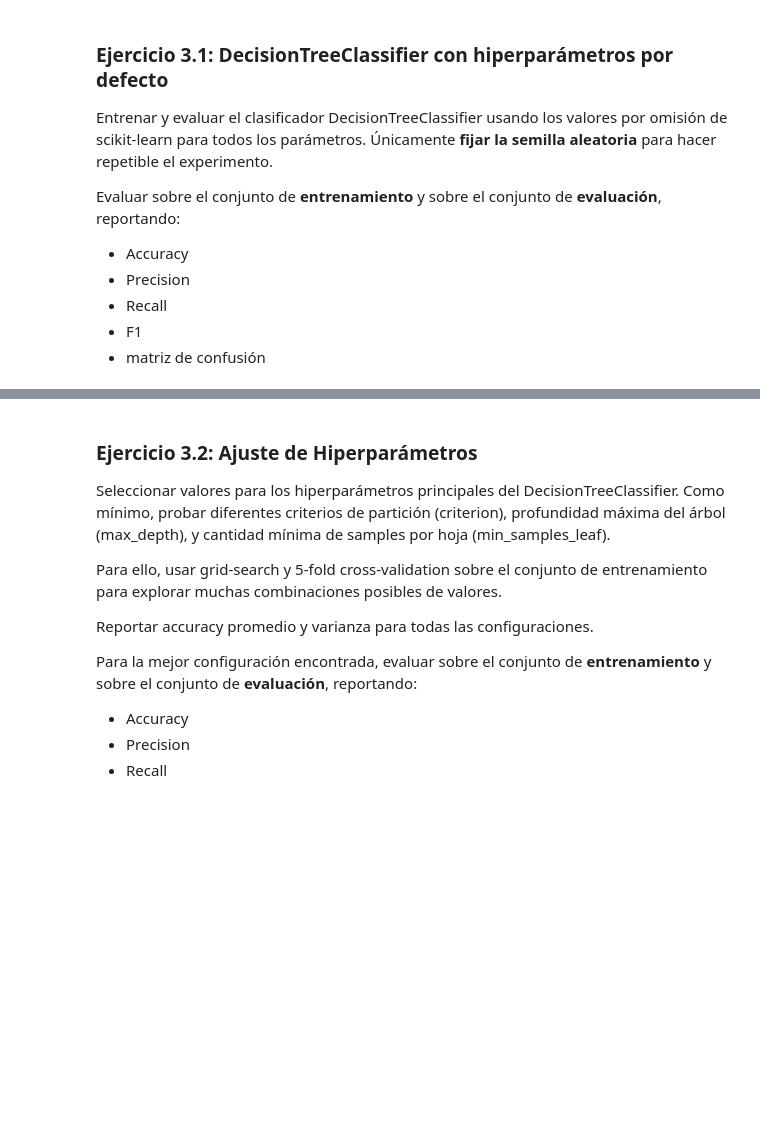
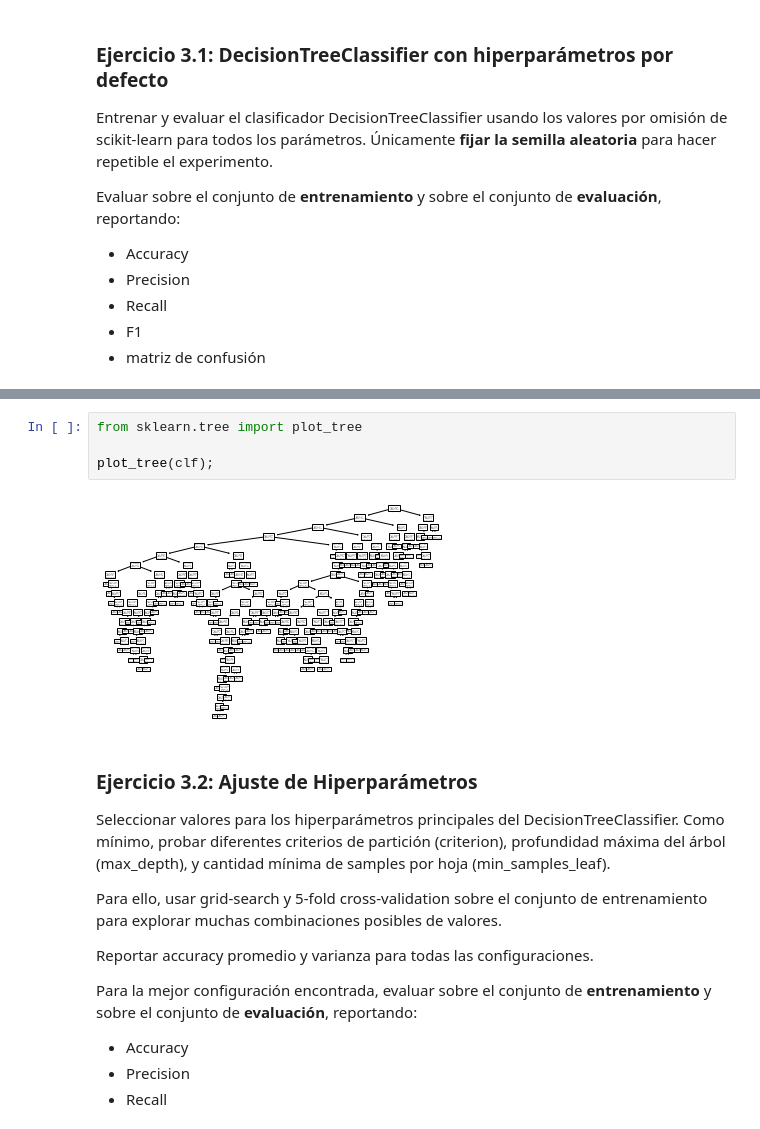
Before and after one commit to giannipablo/IntroduccionAprendizajeAutomatico, a Jupyter notebook: Lab 2.ipynb, the cells around one changed output, grey strips where cells are left out. Drawn from its saved outputs; the diff is of its cells as text; blank space fills up the shorter version.

```diff
--- a/Lab 2.ipynb
+++ b/Lab 2.ipynb
@@ -252,3 +285,9 @@ Evaluar sobre el conjunto de **entrenamiento** y sobre el conjunto de **evaluaci
+# %%
+from sklearn.tree import plot_tree
+
+plot_tree(clf);
+# %% [output]
+[figure, added]
 # %% [markdown]
 ### Ejercicio 3.2: Ajuste de Hiperparámetros
 
```
Also changed, not shown: parts of 4 cells of this notebook.
